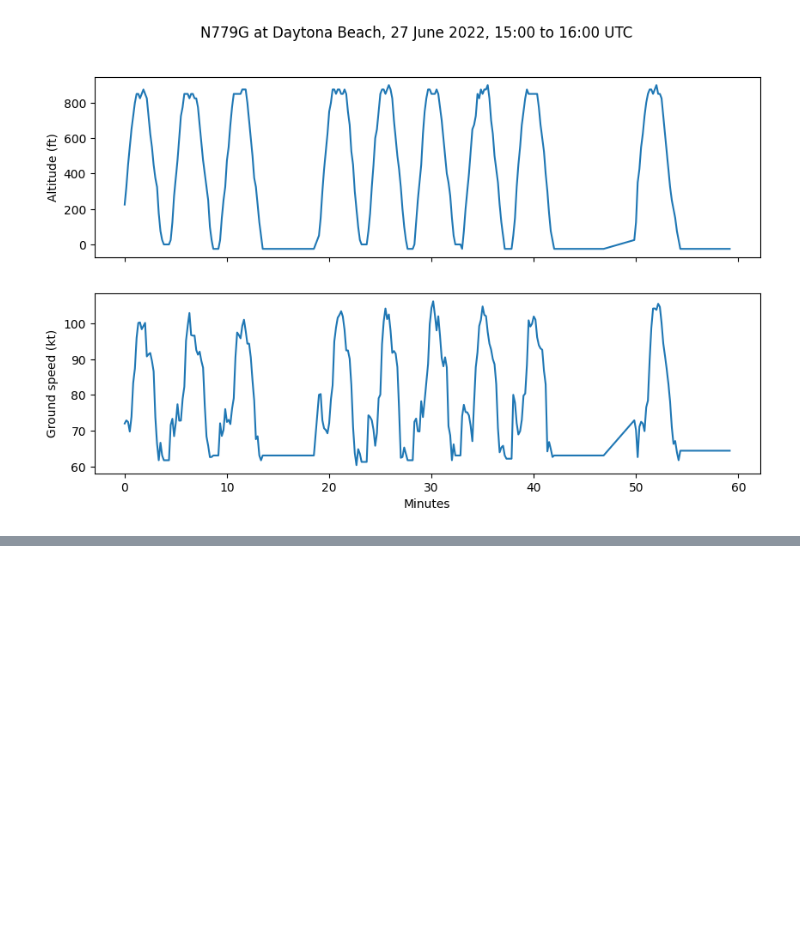
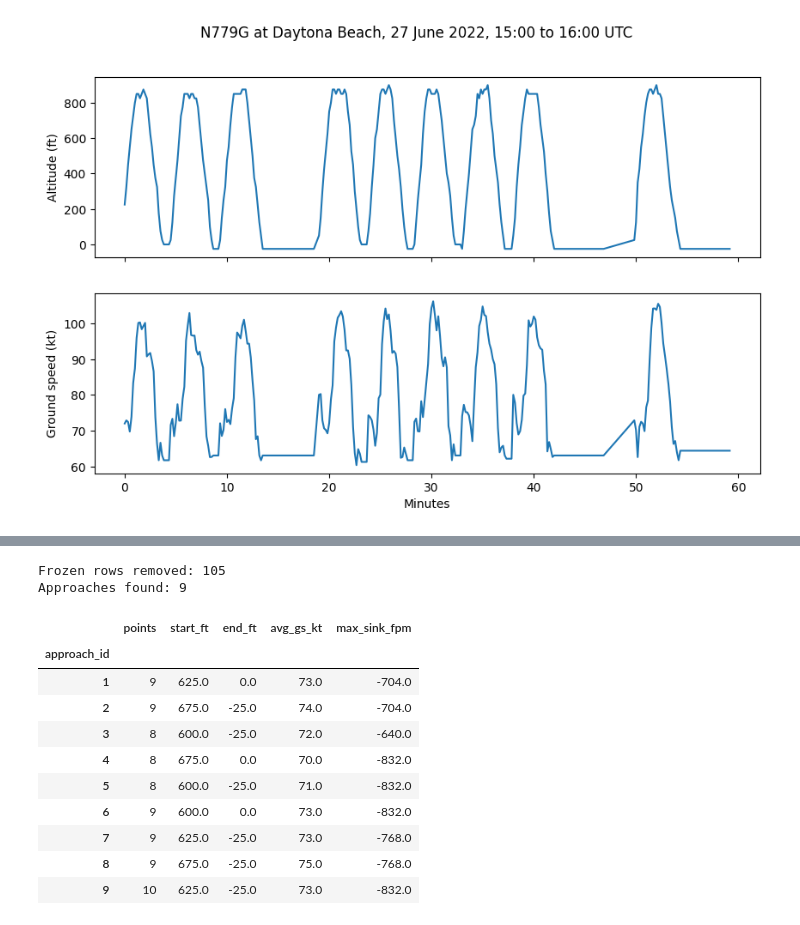
Before and after one commit to samsuseelan/ga-unstable-approach-warning, a Jupyter notebook: stable_approach_check.ipynb, the cells around one changed output, grey strips where cells are left out. Cells and saved outputs as stored; diff of their text form; code cells hidden in the pictures; blank space fills up the shorter version.

```diff
--- a/stable_approach_check.ipynb
+++ b/stable_approach_check.ipynb
@@ -181,0 +243,42 @@ plt.show()
+# %%
+# Remove frozen rows: same altitude, speed, and sink rate as the row before
+plane = plane.sort_values("time")
+frozen = (
+    (plane["alt_ft"] == plane["alt_ft"].shift()) &
+    (plane["speed_kt"] == plane["speed_kt"].shift()) &
+    (plane["vs_fpm"] == plane["vs_fpm"].shift())
+)
+print("Frozen rows removed:", frozen.sum())
+clean = plane[~frozen].copy()
+
+# Cut approaches again on the clean data
+clean["descending"] = (clean["vs_fpm"] < -100) & (clean["alt_ft"] < 700)
+starts = clean["descending"] & ~clean["descending"].shift(fill_value=False)
+clean["approach_id"] = starts.cumsum()
+descents = clean[clean["descending"]]
+
+approach_table = descents.groupby("approach_id").agg(
+    points=("time", "count"),
+    start_ft=("alt_ft", "max"),
+    end_ft=("alt_ft", "min"),
+    avg_gs_kt=("speed_kt", "mean"),
+    max_sink_fpm=("vs_fpm", "min"),
+).round(0)
+approach_table = approach_table[approach_table["points"] >= 3]
+
+print("Approaches found:", len(approach_table))
+approach_table
+# %% [output]
+Frozen rows removed: 105
+Approaches found: 9
+|  | points | start_ft | end_ft | avg_gs_kt | max_sink_fpm |
+| approach_id |  |  |  |  |  |
+| 1 | 9 | 625.0 | 0.0 | 73.0 | -704.0 |
+| 2 | 9 | 675.0 | -25.0 | 74.0 | -704.0 |
+| 3 | 8 | 600.0 | -25.0 | 72.0 | -640.0 |
+| 4 | 8 | 675.0 | 0.0 | 70.0 | -832.0 |
+| 5 | 8 | 600.0 | -25.0 | 71.0 | -832.0 |
+| 6 | 9 | 600.0 | 0.0 | 73.0 | -832.0 |
+| 7 | 9 | 625.0 | -25.0 | 73.0 | -768.0 |
+| 8 | 9 | 675.0 | -25.0 | 75.0 | -768.0 |
+| 9 | 10 | 625.0 | -25.0 | 73.0 | -832.0 |
```
Also changed, not shown: parts of 2 cells of this notebook.
